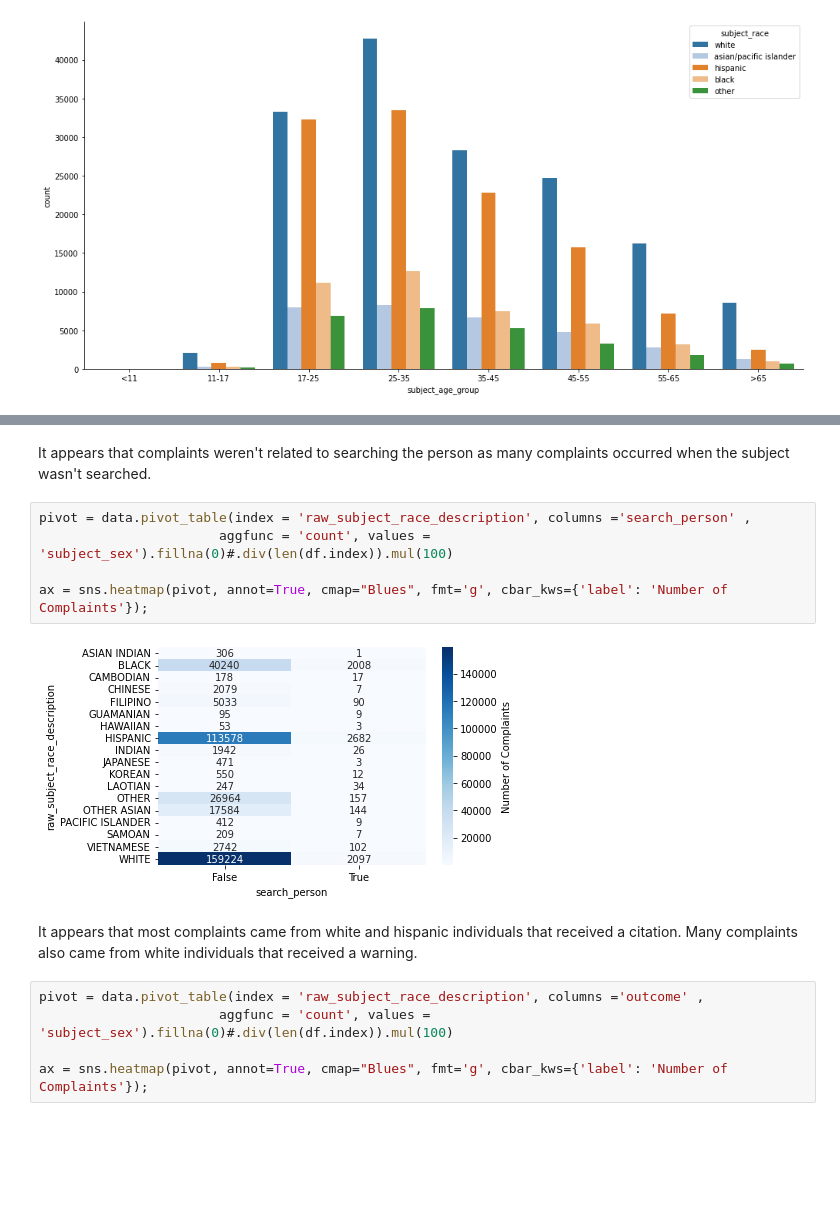
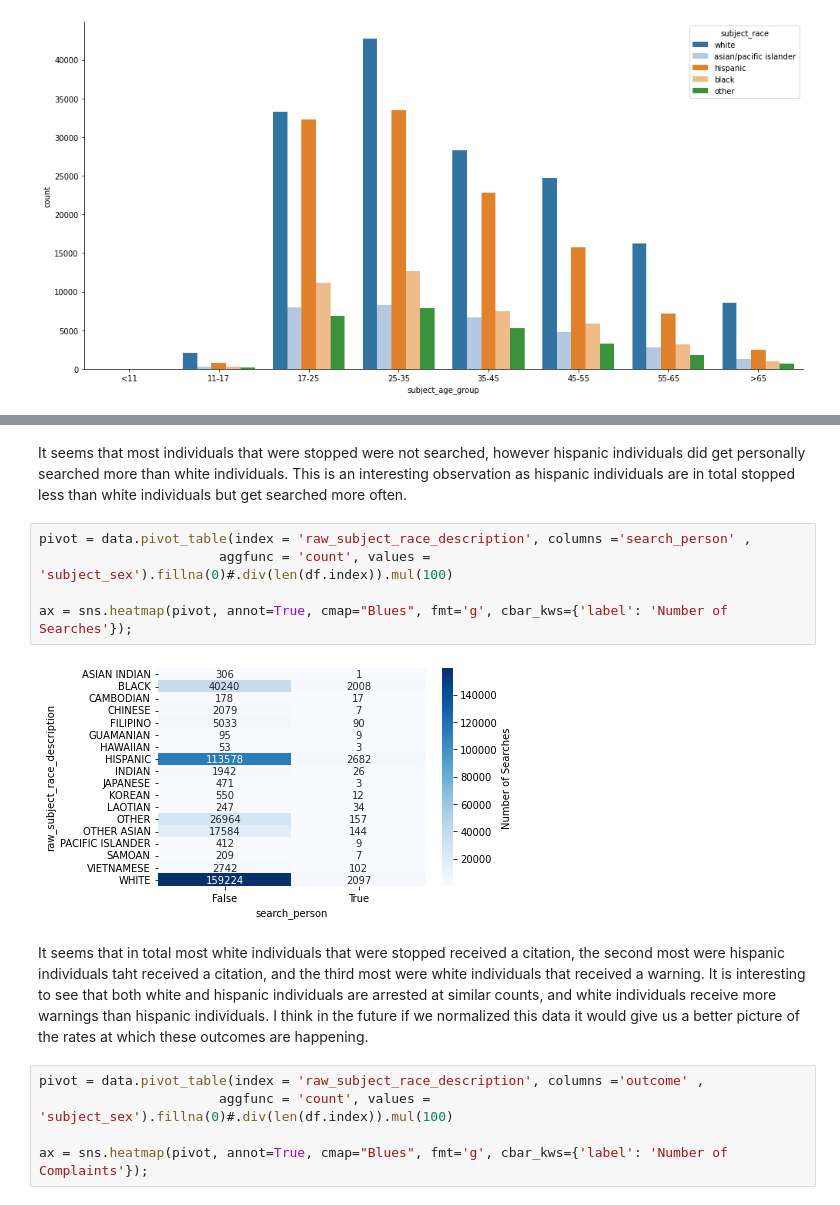
Before and after one commit to j1u/dsc167paper1, a Jupyter notebook: eda_.ipynb, the cells around one changed output, grey strips where cells are left out. Saved outputs shown, nothing was run; the diff lists cells and outputs as text; blank space fills up the shorter version.

```diff
--- a/eda_.ipynb
+++ b/eda_.ipynb
@@ -144,14 +144,14 @@ ax = sns.heatmap(pivot, annot=True, cmap="Blues", fmt='g', cbar_kws={'label': 'N
 # %% [markdown]
-It appears that complaints weren't related to searching the person as many complaints occurred when the subject wasn't searched.
+It seems that most individuals that were stopped were not searched, however hispanic individuals did get personally searched more than white individuals. This is an interesting observation as hispanic individuals are in total stopped less than white individuals but get searched more often.
 # %%
 pivot = data.pivot_table(index = 'raw_subject_race_description', columns ='search_person' ,
                        aggfunc = 'count', values = 'subject_sex').fillna(0)#.div(len(df.index)).mul(100)
 
-ax = sns.heatmap(pivot, annot=True, cmap="Blues", fmt='g', cbar_kws={'label': 'Number of Complaints'});
+ax = sns.heatmap(pivot, annot=True, cmap="Blues", fmt='g', cbar_kws={'label': 'Number of Searches'});
 # %% [output]
-[figure, old version]
+[figure, new version]
 # %% [markdown]
-It appears that most complaints came from white and hispanic individuals that received a citation. Many complaints also came from white individuals that received a warning.
+It seems that in total most white individuals that were stopped received a citation, the second most were hispanic individuals taht received a citation, and the third most were white individuals that received a warning. It is interesting to see that both white and hispanic individuals are arrested at similar counts, and white individuals receive more warnings than hispanic individuals. I think in the future if we normalized this data it would give us a better picture of the rates at which these outcomes are happening.
 # %%
 pivot = data.pivot_table(index = 'raw_subject_race_description', columns ='outcome' ,
                        aggfunc = 'count', values = 'subject_sex').fillna(0)#.div(len(df.index)).mul(100)
```
Also changed, not shown: parts of 4 cells of this notebook.
